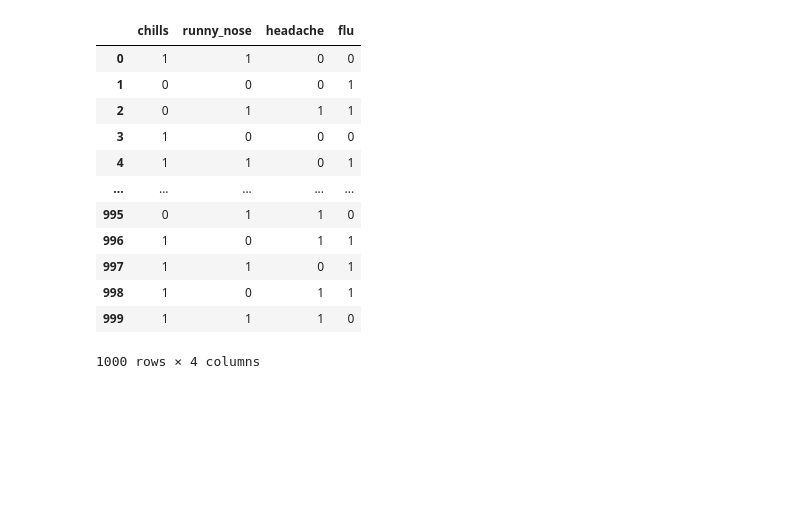
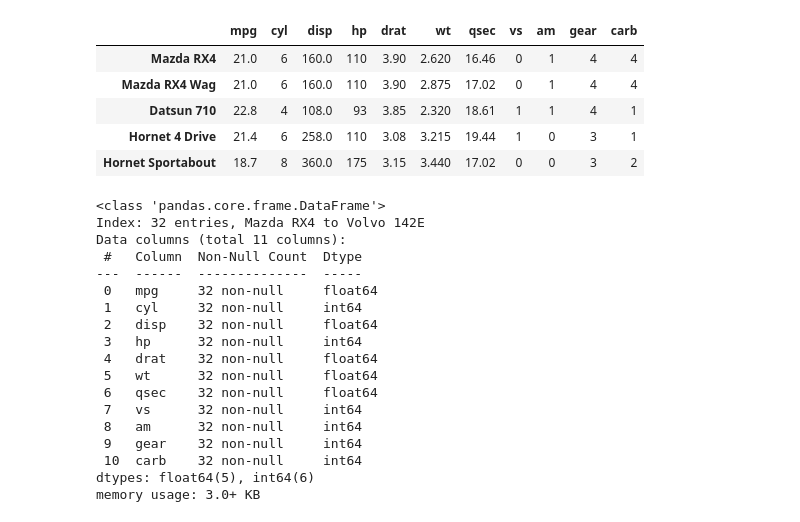
Before and after one commit to harshbhatt15/Machine-Learning, a Jupyter notebook: Supervised Machine Learning/classification/Naive-Bayes Algorithm/Project_01.ipynb, the cells around one changed output. Drawn from its saved outputs; the diff is of its cells as text; code cells hidden in the pictures; blank space fills up the shorter version.

```diff
--- a/Supervised Machine Learning/classification/Naive-Bayes Algorithm/Project_01.ipynb
+++ b/Supervised Machine Learning/classification/Naive-Bayes Algorithm/Project_01.ipynb
@@ -23,16 +12,30 @@ df = df.replace({"Y": 1, "N": 0})
-# %%
-df
-# %% [output]
-|  | chills | runny_nose | headache | flu |
-| 0 | 1 | 1 | 0 | 0 |
-| 1 | 0 | 0 | 0 | 1 |
-| 2 | 0 | 1 | 1 | 1 |
-| 3 | 1 | 0 | 0 | 0 |
-| 4 | 1 | 1 | 0 | 1 |
-| ... | ... | ... | ... | ... |
-| 995 | 0 | 1 | 1 | 0 |
-| 996 | 1 | 0 | 1 | 1 |
-| 997 | 1 | 1 | 0 | 1 |
-| 998 | 1 | 0 | 1 | 1 |
-| 999 | 1 | 1 | 1 | 0 |
-1000 rows × 4 columns
+# %%
+df.head()
+# %% [output]
+|  | mpg | cyl | disp | hp | drat | wt | qsec | vs | am | gear | carb |
+| Mazda RX4 | 21.0 | 6 | 160.0 | 110 | 3.90 | 2.620 | 16.46 | 0 | 1 | 4 | 4 |
+| Mazda RX4 Wag | 21.0 | 6 | 160.0 | 110 | 3.90 | 2.875 | 17.02 | 0 | 1 | 4 | 4 |
+| Datsun 710 | 22.8 | 4 | 108.0 | 93 | 3.85 | 2.320 | 18.61 | 1 | 1 | 4 | 1 |
+| Hornet 4 Drive | 21.4 | 6 | 258.0 | 110 | 3.08 | 3.215 | 19.44 | 1 | 0 | 3 | 1 |
+| Hornet Sportabout | 18.7 | 8 | 360.0 | 175 | 3.15 | 3.440 | 17.02 | 0 | 0 | 3 | 2 |
+# %%
+df.info()
+# %% [output]
+<class 'pandas.core.frame.DataFrame'>
+Index: 32 entries, Mazda RX4 to Volvo 142E
+Data columns (total 11 columns):
+ #   Column  Non-Null Count  Dtype
+---  ------  --------------  -----
+ 0   mpg     32 non-null     float64
+ 1   cyl     32 non-null     int64
+ 2   disp    32 non-null     float64
+ 3   hp      32 non-null     int64
+ 4   drat    32 non-null     float64
+ 5   wt      32 non-null     float64
+ 6   qsec    32 non-null     float64
+ 7   vs      32 non-null     int64
+ 8   am      32 non-null     int64
+ 9   gear    32 non-null     int64
+ 10  carb    32 non-null     int64
+dtypes: float64(5), int64(6)
+memory usage: 3.0+ KB
```
Also changed, not shown: parts of 11 cells of this notebook.
